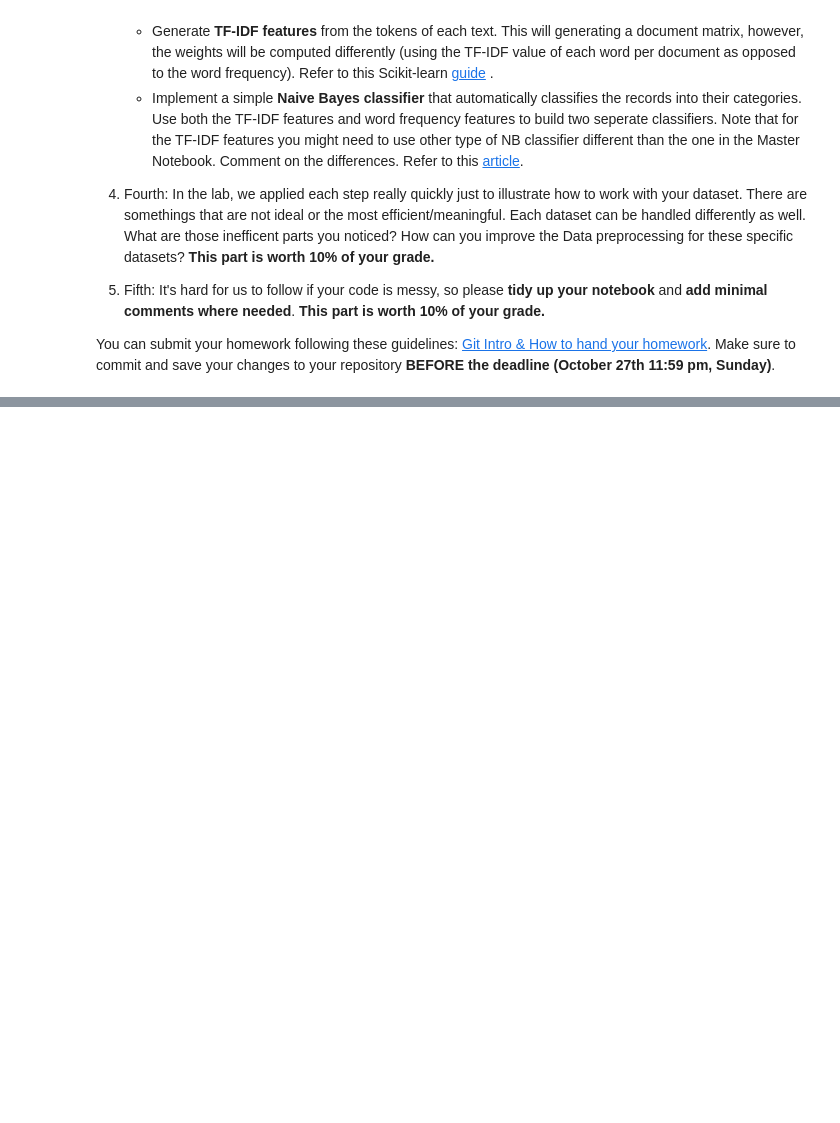
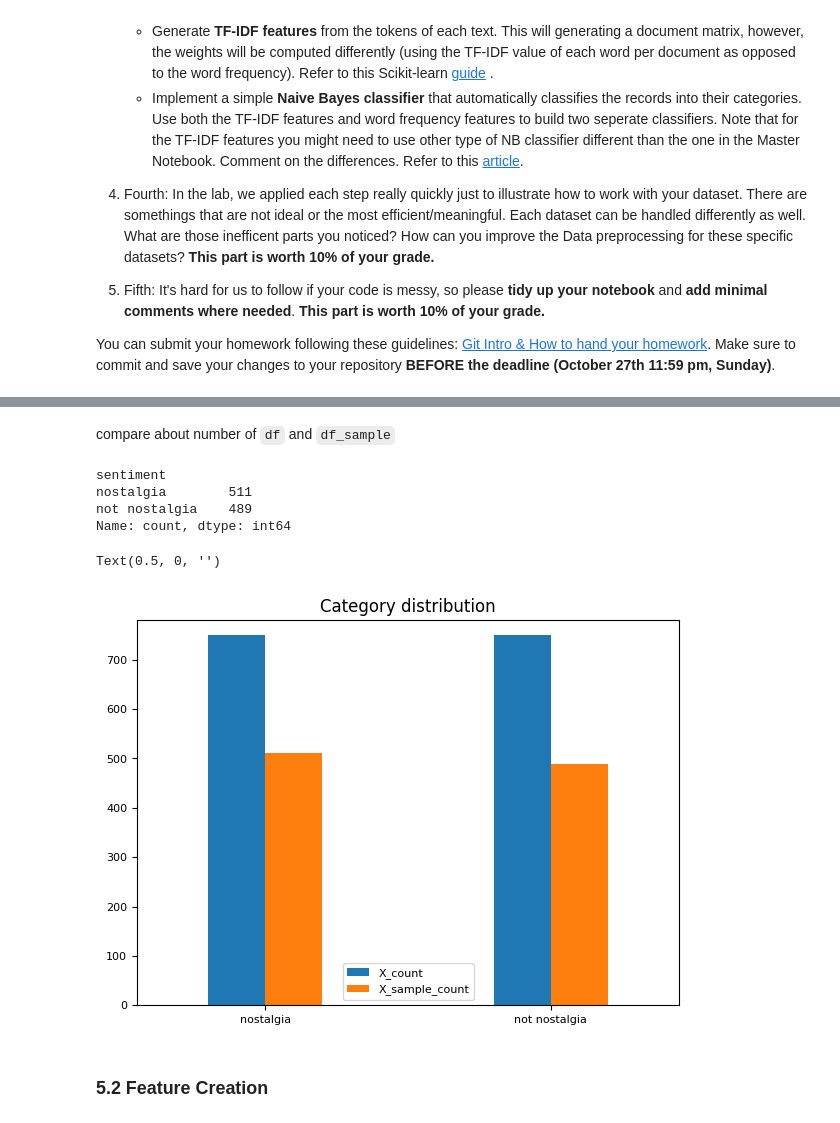
Before and after one commit to JamesHsu1221/DM2024-Lab1-Homework, a Jupyter notebook: DM2024-Lab1-Homework.ipynb, the cells around one changed output, grey strips where cells are left out. Saved outputs shown, nothing was run; the diff lists cells and outputs as text; code cells hidden in the pictures; blank space fills up the shorter version.

```diff
--- a/DM2024-Lab1-Homework.ipynb
+++ b/DM2024-Lab1-Homework.ipynb
@@ -35,0 +323,4 @@ You can submit your homework following these guidelines: [Git Intro & How to han
+# %%
+df_sample = df.sample(n=1000) #random state
+
+len(df_sample)
@@ -35,0 +369,25 @@ You can submit your homework following these guidelines: [Git Intro & How to han
+# %% [markdown]
+compare about number of `df` and `df_sample`
+# %%
+print(df_sample.sentiment.value_counts())
+
+df_count = df.sentiment.value_counts()
+df_sample_count = df_sample.sentiment.value_counts()
+
+combine = pd.DataFrame({'X_count':df_count, 'X_sample_count':df_sample_count})
+combine.plot(kind='bar',
+        title='Category distribution',
+        ylim=[0, max(combine.max())+30],
+        width=0.4,
+        rot=0, fontsize=8, figsize=(7,5))
+plt.legend(prop={'size': 8})
+plt.xlabel('')
+# %% [output]
+sentiment
+nostalgia        511
+not nostalgia    489
+Name: count, dtype: int64
+Text(0.5, 0, '')
+[figure, added]
+# %% [markdown]
+### 5.2 Feature Creation
```
Also changed, not shown: parts of 73 cells of this notebook.
